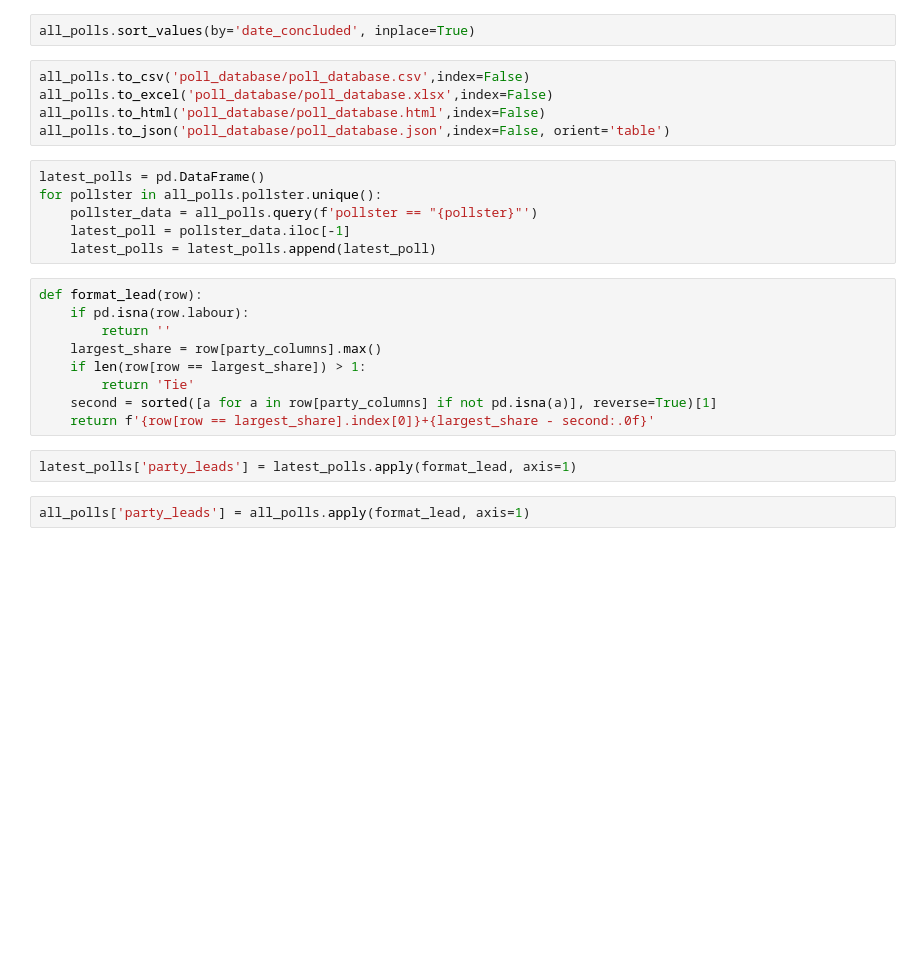
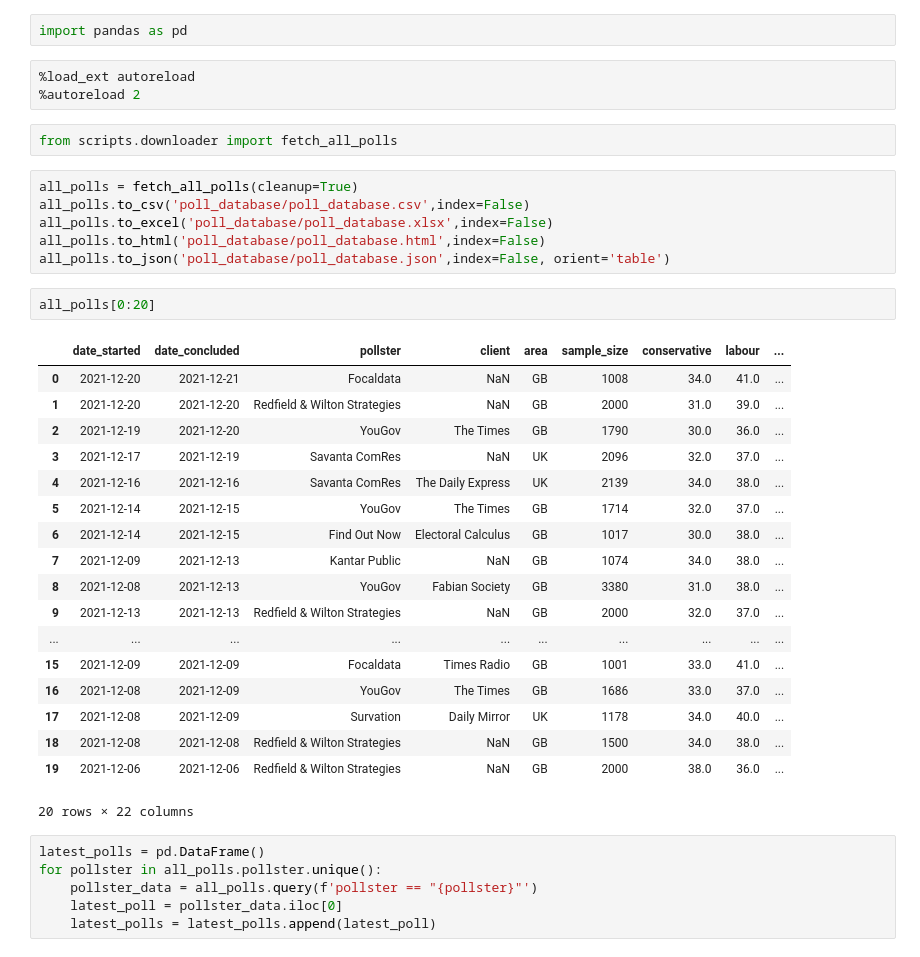
Before and after one commit to AndyLawton/uk_general_election_polls, a Jupyter notebook: result_downloads.ipynb, the cells around one changed output. Saved outputs shown, nothing was run; the diff lists cells and outputs as text; blank space fills up the shorter version.

```diff
--- a/result_downloads.ipynb
+++ b/result_downloads.ipynb
@@ -264,27 +1,41 @@ all_polls.pollster = all_polls.pollster.str.strip()
-# %%
-all_polls.sort_values(by='date_concluded', inplace=True)
+# %%
+import pandas as pd
+# %%
+%load_ext autoreload
+%autoreload 2
+# %%
+from scripts.downloader import fetch_all_polls
 # %%
+all_polls = fetch_all_polls(cleanup=True)
 all_polls.to_csv('poll_database/poll_database.csv',index=False)
 all_polls.to_excel('poll_database/poll_database.xlsx',index=False)
 all_polls.to_html('poll_database/poll_database.html',index=False)
 all_polls.to_json('poll_database/poll_database.json',index=False, orient='table')
+# %%
+all_polls[0:20]
+# %% [output]
+|  | date_started | date_concluded | pollster | client | area | sample_size | conservative | labour | ... |
+| 0 | 2021-12-20 | 2021-12-21 | Focaldata | NaN | GB | 1008 | 34.0 | 41.0 | ... |
+| 1 | 2021-12-20 | 2021-12-20 | Redfield & Wilton Strategies | NaN | GB | 2000 | 31.0 | 39.0 | ... |
+| 2 | 2021-12-19 | 2021-12-20 | YouGov | The Times | GB | 1790 | 30.0 | 36.0 | ... |
+| 3 | 2021-12-17 | 2021-12-19 | Savanta ComRes | NaN | UK | 2096 | 32.0 | 37.0 | ... |
+| 4 | 2021-12-16 | 2021-12-16 | Savanta ComRes | The Daily Express | UK | 2139 | 34.0 | 38.0 | ... |
+| 5 | 2021-12-14 | 2021-12-15 | YouGov | The Times | GB | 1714 | 32.0 | 37.0 | ... |
+| 6 | 2021-12-14 | 2021-12-15 | Find Out Now | Electoral Calculus | GB | 1017 | 30.0 | 38.0 | ... |
+| 7 | 2021-12-09 | 2021-12-13 | Kantar Public | NaN | GB | 1074 | 34.0 | 38.0 | ... |
+| 8 | 2021-12-08 | 2021-12-13 | YouGov | Fabian Society | GB | 3380 | 31.0 | 38.0 | ... |
+| 9 | 2021-12-13 | 2021-12-13 | Redfield & Wilton Strategies | NaN | GB | 2000 | 32.0 | 37.0 | ... |
+| ... | ... | ... | ... | ... | ... | ... | ... | ... | ... |
+| 15 | 2021-12-09 | 2021-12-09 | Focaldata | Times Radio | GB | 1001 | 33.0 | 41.0 | ... |
+| 16 | 2021-12-08 | 2021-12-09 | YouGov | The Times | GB | 1686 | 33.0 | 37.0 | ... |
+| 17 | 2021-12-08 | 2021-12-09 | Survation | Daily Mirror | UK | 1178 | 34.0 | 40.0 | ... |
+| 18 | 2021-12-08 | 2021-12-08 | Redfield & Wilton Strategies | NaN | GB | 1500 | 34.0 | 38.0 | ... |
+| 19 | 2021-12-06 | 2021-12-06 | Redfield & Wilton Strategies | NaN | GB | 2000 | 38.0 | 36.0 | ... |
+20 rows × 22 columns
 # %%
 latest_polls = pd.DataFrame()
 for pollster in all_polls.pollster.unique():
     pollster_data = all_polls.query(f'pollster == "{pollster}"')
-    latest_poll = pollster_data.iloc[-1]
+    latest_poll = pollster_data.iloc[0]
     latest_polls = latest_polls.append(latest_poll)
-# %%
-def format_lead(row):
-    if pd.isna(row.labour):
-        return ''
-    largest_share = row[party_columns].max()
-    if len(row[row == largest_share]) > 1:
-        return 'Tie'
-    second = sorted([a for a in row[party_columns] if not pd.isna(a)], reverse=True)[1]
-    return f'{row[row == largest_share].index[0]}+{largest_share - second:.0f}'
-# %%
-latest_polls['party_leads'] = latest_polls.apply(format_lead, axis=1)
-# %%
-all_polls['party_leads'] = all_polls.apply(format_lead, axis=1)
 # %%
```
Also changed, not shown: parts of 26 cells of this notebook, 6 other files.
